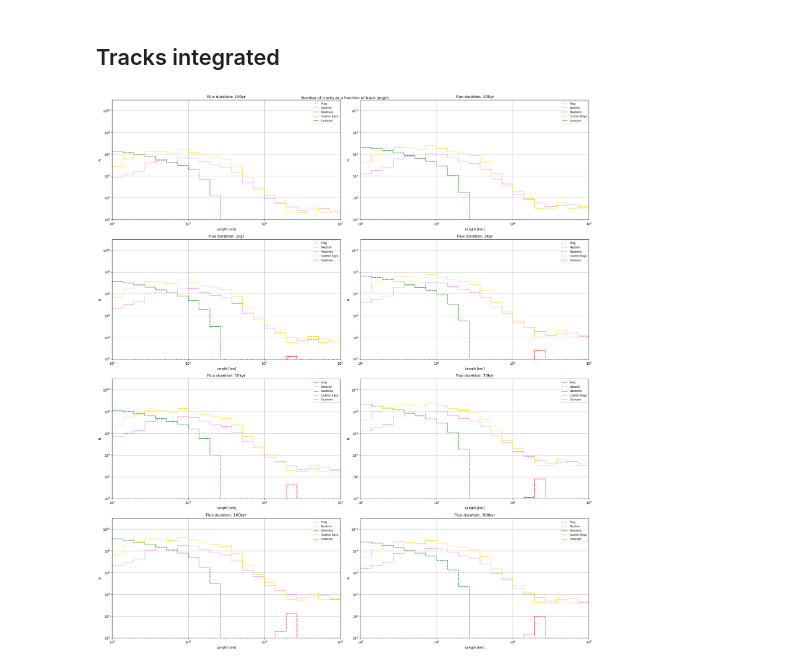
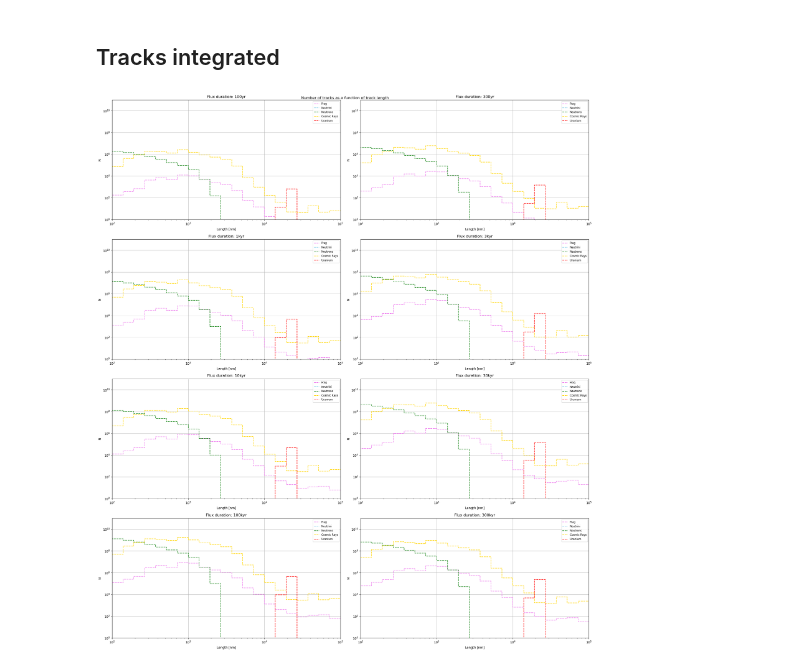
Before and after one commit to fedemaio/Bachelor-Thesis, a Jupyter notebook: all_you_need/geant/exposed_hal.ipynb, the cells around one changed output. Saved outputs shown, nothing was run; the diff lists cells and outputs as text; code cells hidden in the pictures.

```diff
--- a/all_you_need/geant/exposed_hal.ipynb
+++ b/all_you_need/geant/exposed_hal.ipynb
@@ -20,15 +20,8 @@ tot_time= 0.3 #in Myr
 # %%
-import numpy as np
-import matplotlib.pyplot as plt
-from scipy.interpolate import interp1d
-# Assicurati di avere definite le funzioni log_interp1d, Integration, Count e Stampa
+listfunc = []
 
-listfunc = []
-# Supponiamo che "name" sia una lista di identificatori (stringhe) per le diverse durate, ad esempio:
-# name = ['100yr', '300yr', '1kyr', '3kyr', '10kyr', '30kyr', '100kyr', '300kyr']
-
-# Prepara la figura con 8 subplot (2 righe x 4 colonne)
-fig, axes = plt.subplots(4, 2, figsize=(20, 25))
+# Prepara la figura con 8 subplot (4 righe x 2 colonne)
+fig, axes = plt.subplots(4, 2, figsize=(22, 25))
 axes = axes.flatten()  # per iterare comodamente su ciascun subplot
 
 for idx, i in enumerate(name):
@@ -36,11 +29,12 @@ for idx, i in enumerate(name):
     x, y = np.loadtxt('MuonFluxes/SN20pc' + i + '.txt', usecols=(0, 1), unpack=True)
     y = y[:-1] / np.diff(x)
     x = x[:-1]
+
     # Crea la funzione interpolata in log-spazio e converte l'unità da m^2 a cm^2 (1e-4)
     listfunc.append(log_interp1d(x, 1e-4 * y))
 
     # Integrazione del flusso nel tempo
-    Num = Integration(listfunc, arr_time, tot_time)
+    Num = Integration([listfunc[idx]], [1.] , [1.])
     weight = Num / 1e4  # Ripesa: ho eseguito 1e4 simulazioni, quindi normalizzo per un count singolo
 
     # Definisce i parametri per la distribuzione di energia
@@ -162,12 +210,10 @@ for i in name:
 # %%
 # Parametri iniziali
 Er = np.logspace(-2, 3, 101)  # Energia in MeV
-#time_exposure = 270000 * 365 * 24 * 60 * 60  # Tempo di esposizione in secondi
-
 
 # Crea la figura e i subplot 4x2
 fig, axs = plt.subplots(4, 2, figsize=(22, 25))
-fig.suptitle("Rate differenziale da rinculo nucleare $\\frac{{dR}}{{dx}}$", fontsize=16)
+fig.suptitle("Track lenght spectrum $\\frac{{dR}}{{dx}}$", fontsize=16)
 
 for idx, n in enumerate(name):
 
@@ -180,7 +226,7 @@ for idx, n in enumerate(name):
         #correzione numero di z_bins
         zz_centre = z_bins[:-1] +  np.diff(z_bins)/2.
 
-        y_valuesSig = halite.dRdx_muons_fefe(z_bins, n)
+        y_valuesSig = halite.dRdx_muons_fefe(z_bins,"20pc", n)
 
         # Altri contributi
         y_nu        = halite.dRdx_nu(z_bins)
@@ -266,32 +326,32 @@ for idx, n in enumerate(name):
     i_bins = np.logspace(-2, 5, 50)  # 20 bin => 21 edges
 
     # Integra y_values nei bin:
     counts_Signal = integrate_in_bins(zz_centre, y_valuesSig, i_bins, mass, arr_time[idx])
     counts_nu = integrate_in_bins(zz_centre, y_nu, i_bins, mass, arr_time[idx])
     counts_neutrons = integrate_in_bins(zz_centre, y_neutrons, i_bins, mass, arr_time[idx])
     counts_cosmics = integrate_in_bins(zz_centre, y_cosmicrays, i_bins, mass, arr_time[idx])
-    counts_U = integrate_in_bins(zz_centre, yU_interp, i_bins, mass, arr_time[idx])
+    counts_U = integrate_in_bins(zz_centre, factor*yU_interp, i_bins, mass, arr_time[idx])
 
     #signal plot
     ax.step(i_bins, np.r_[counts_Signal, counts_Signal[-1]], where='post', color='violet', linestyle='--', label='Frag')
 
     #background plot
     ax.step(i_bins, np.r_[counts_nu, counts_nu[-1]], where='post', color='skyblue', linestyle='--', label='Neutrini') #non moltiplico questi background per factor perchè lo sono già le loro y
     ax.step(i_bins, np.r_[counts_neutrons, counts_neutrons[-1]], where='post', color='forestgreen', linestyle='--', label='Neutrons')
     ax.step(i_bins, np.r_[counts_cosmics, counts_cosmics[-1]], where='post', color='gold', linestyle='--', label='Cosmic Rays')
     ax.step(i_bins, np.r_[counts_U, counts_U[-1]], where='post', color='red', linestyle='--', label='Uranium')
 
     ax.set_xlabel("Length [$\\mathrm{nm}$]")
     ax.set_ylabel("N")
     ax.set_xscale('log')
     ax.set_yscale('log')
     ax.set_xlim(1e2, 1e5)
     ax.set_ylim(1, 1e11)
     ax.legend(loc="upper right", fontsize="small")
     ax.grid(True)
     ax.set_title("Flux duration: " + n)
 
 plt.tight_layout()
 plt.show()
 # %% [output]
-[figure, old version]
+[figure, new version]
```
Also changed, not shown: parts of 11 cells of this notebook, 37 other files.
